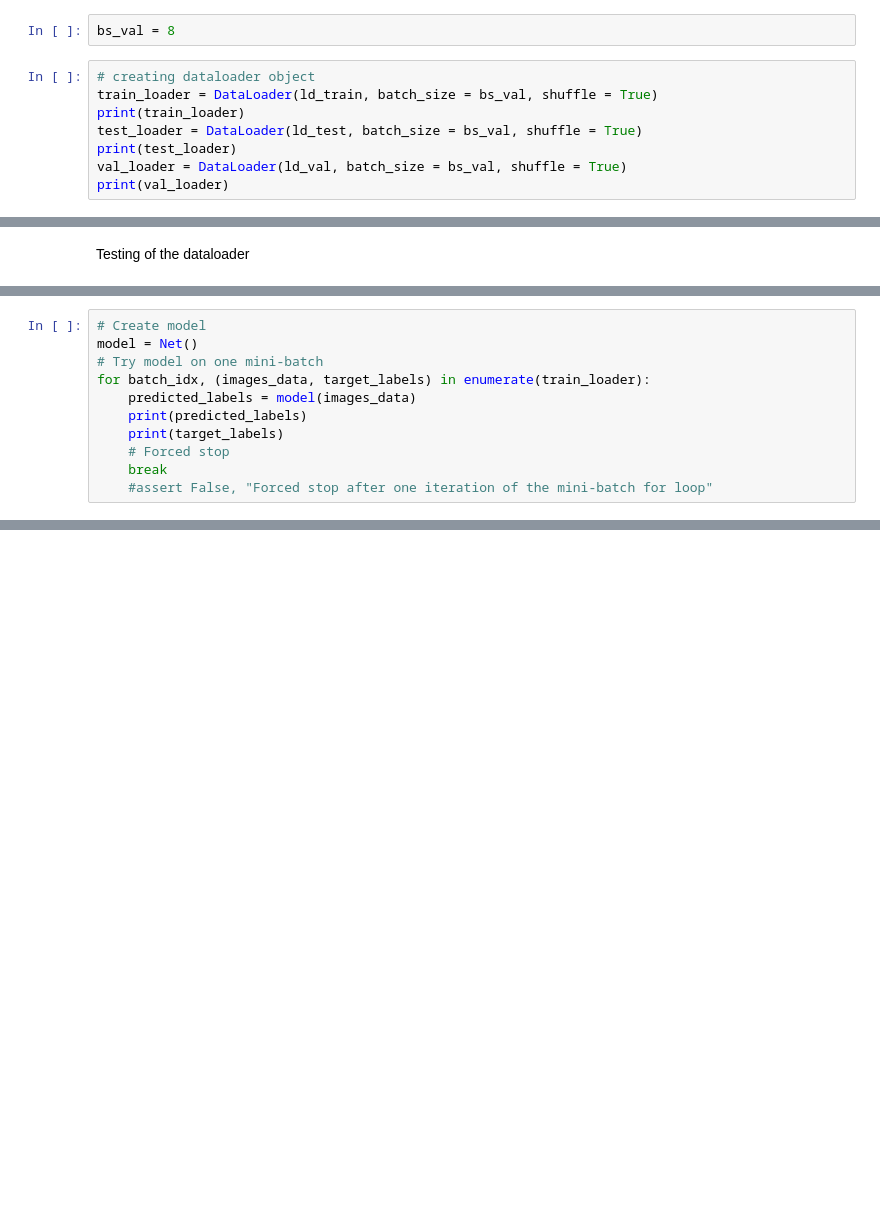
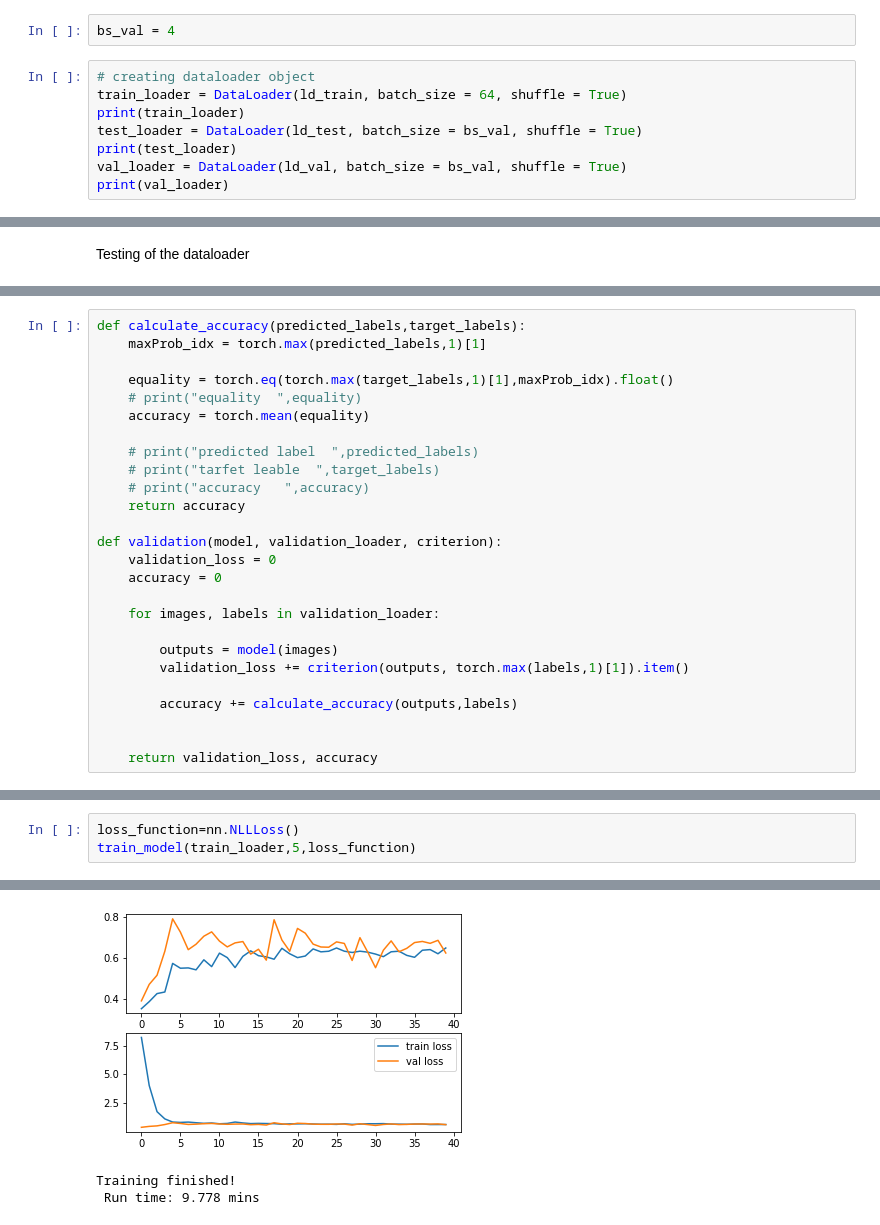
Before and after one commit to Amarjyotkaur/Deep-Learning-X_Ray-Image-Classification, a Jupyter notebook: mainCode.ipynb, the cells around one changed output, grey strips where cells are left out. Cells and saved outputs as stored; diff of their text form; blank space fills up the shorter version.

Commit message:
model v2

```diff
--- a/mainCode.ipynb
+++ b/mainCode.ipynb
@@ -86,10 +88,10 @@ tensor([[[0.0000, 0.0000, 0.0000,  ..., 0.0000, 0.0000, 0.0000],
          [0.0000, 0.0000, 0.0000,  ..., 0.0000, 0.0000, 0.0000]]])
 tensor([0., 1., 0.])
 # %%
-bs_val = 8
+bs_val = 4
 # %%
 # creating dataloader object
-train_loader = DataLoader(ld_train, batch_size = bs_val, shuffle = True)
+train_loader = DataLoader(ld_train, batch_size = 64, shuffle = True)
 print(train_loader)
 test_loader = DataLoader(ld_test, batch_size = bs_val, shuffle = True)
 print(test_loader)
@@ -147,11 +133,0 @@ class Net(nn.Module):
-# %%
-# Create model
-model = Net()
-# Try model on one mini-batch
-for batch_idx, (images_data, target_labels) in enumerate(train_loader):
-    predicted_labels = model(images_data)
-    print(predicted_labels)
-    print(target_labels)
-    # Forced stop
-    break
-    #assert False, "Forced stop after one iteration of the mini-batch for loop"
@@ -174,0 +196,26 @@ tensor([[0., 0., 1.],
+# %%
+def calculate_accuracy(predicted_labels,target_labels):
+    maxProb_idx = torch.max(predicted_labels,1)[1]
+
+    equality = torch.eq(torch.max(target_labels,1)[1],maxProb_idx).float()
+    # print("equality  ",equality)
+    accuracy = torch.mean(equality)
+
+    # print("predicted label  ",predicted_labels)
+    # print("tarfet leable  ",target_labels)
+    # print("accuracy   ",accuracy)
+    return accuracy
+
+def validation(model, validation_loader, criterion):
+    validation_loss = 0
+    accuracy = 0
+
+    for images, labels in validation_loader:
+
+        outputs = model(images)
+        validation_loss += criterion(outputs, torch.max(labels,1)[1]).item()
+
+        accuracy += calculate_accuracy(outputs,labels)
+
+
+    return validation_loss, accuracy
@@ -174,0 +292,4 @@ tensor([[0., 0., 1.],
+# %%
+loss_function=nn.NLLLoss()
+train_model(train_loader,5,loss_function)
+# %% [output]
@@ -174,0 +313,3 @@ tensor([[0., 0., 1.],
+[figure, added]
+Training finished!
+ Run time: 9.778 mins
```
Also changed, not shown: parts of 7 cells of this notebook.
